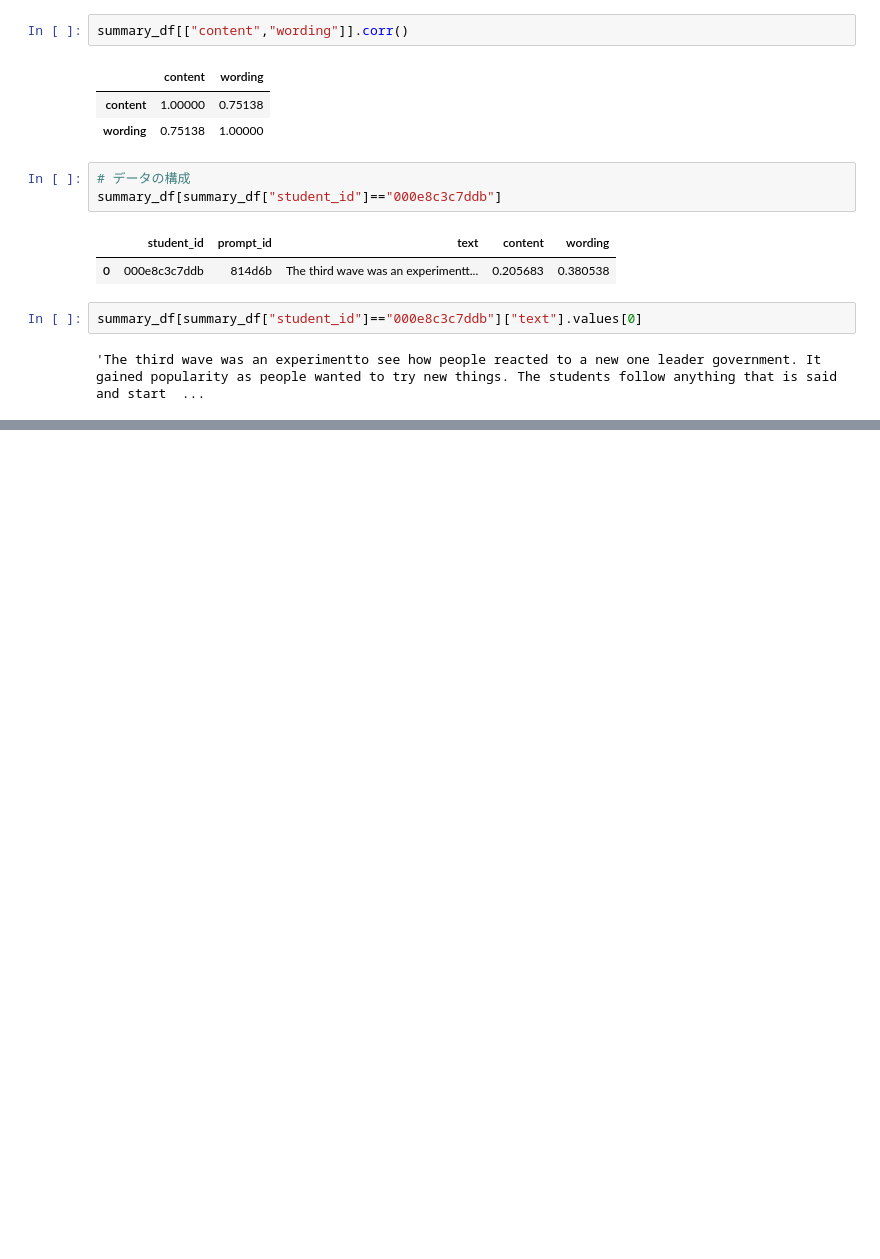
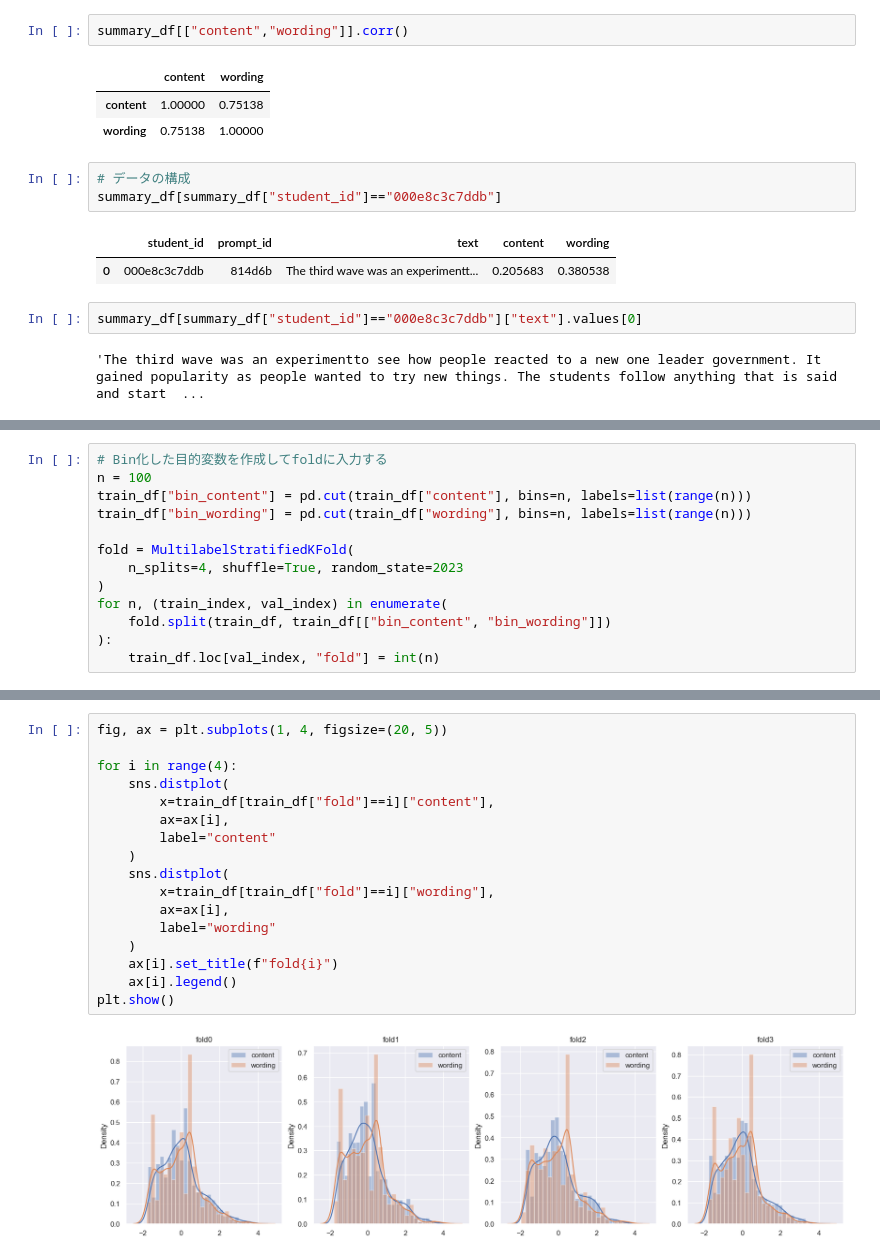
Before and after one commit to kfsky/CommonLit2023, a Jupyter notebook: notebooks/test.ipynb, the cells around one changed output, grey strips where cells are left out. Cells and saved outputs as stored; diff of their text form; blank space fills up the shorter version.

```diff
--- a/notebooks/test.ipynb
+++ b/notebooks/test.ipynb
@@ -121,0 +345,13 @@ The third wave was an experimentto see how people reacted to a new one leader go
+# %%
+# Bin化した目的変数を作成してfoldに入力する
+n = 100
+train_df["bin_content"] = pd.cut(train_df["content"], bins=n, labels=list(range(n)))
+train_df["bin_wording"] = pd.cut(train_df["wording"], bins=n, labels=list(range(n)))
+
+fold = MultilabelStratifiedKFold(
+    n_splits=4, shuffle=True, random_state=2023
+)
+for n, (train_index, val_index) in enumerate(
+    fold.split(train_df, train_df[["bin_content", "bin_wording"]])
+):
+    train_df.loc[val_index, "fold"] = int(n)
@@ -121,0 +379,19 @@ The third wave was an experimentto see how people reacted to a new one leader go
+# %%
+fig, ax = plt.subplots(1, 4, figsize=(20, 5))
+
+for i in range(4):
+    sns.distplot(
+        x=train_df[train_df["fold"]==i]["content"],
+        ax=ax[i],
+        label="content"
+    )
+    sns.distplot(
+        x=train_df[train_df["fold"]==i]["wording"],
+        ax=ax[i],
+        label="wording"
+    )
+    ax[i].set_title(f"fold{i}")
+    ax[i].legend()
+plt.show()
+# %% [output]
+[figure, added]
```
Also changed, not shown: parts of 35 cells of this notebook, 4 other files.
